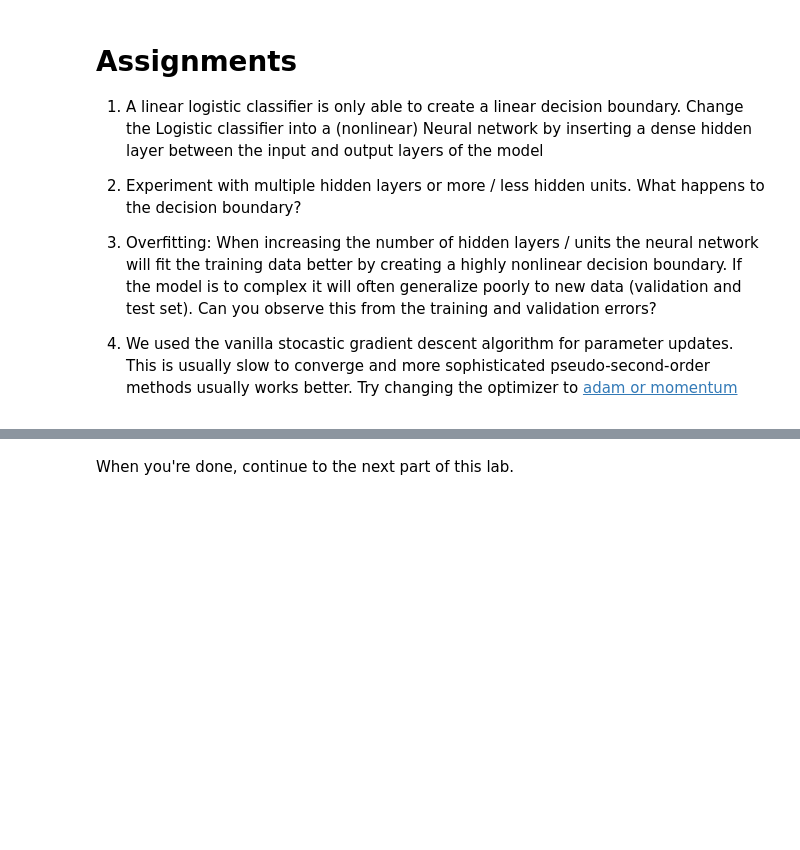
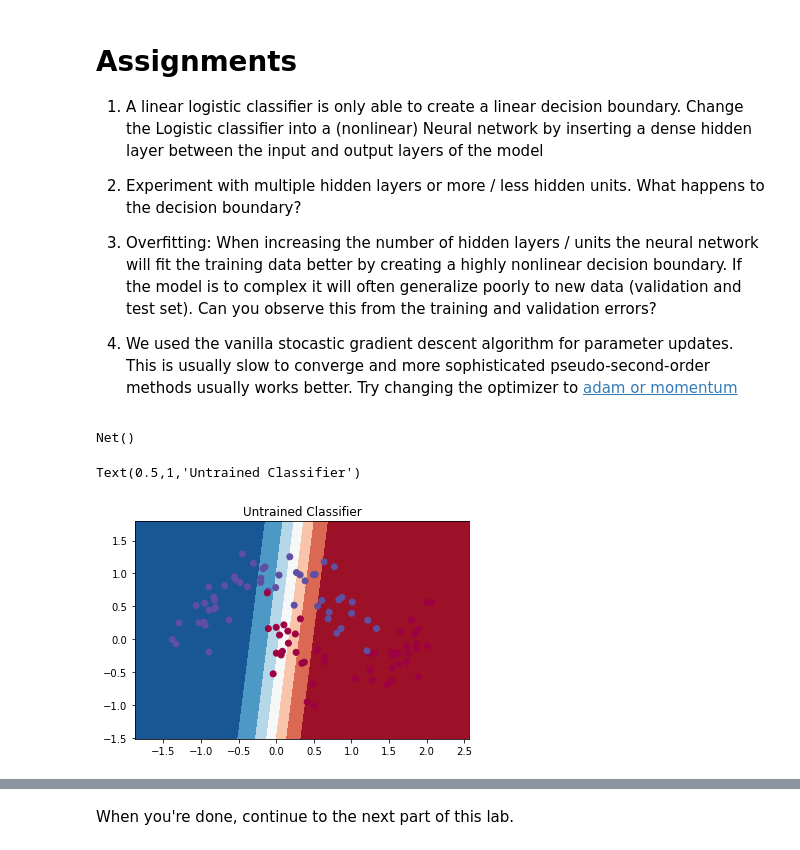
Before and after one commit to ardulat/machine-learning, a Jupyter notebook: Pytorch_1.ipynb, the cells around one changed output, grey strips where cells are left out. Cells and saved outputs as stored; diff of their text form; code cells hidden in the pictures; blank space fills up the shorter version.

```diff
--- a/Pytorch_1.ipynb
+++ b/Pytorch_1.ipynb
@@ -1052,0 +1163,5 @@ plt.show()
+# %%
+net = Net()
+print(net)
+# %% [output]
+Net()
@@ -1052,0 +1177,13 @@ plt.show()
+# %%
+# plot boundary on testset before training session
+
+# lambda arguments: expression
+y = lambda x: pred(x)
+
+# plot_decision_boundary(pred_func, X, y):
+
+plot_decision_boundary(y, X_te, y_te)
+plt.title("Untrained Classifier")
+# %% [output]
+Text(0.5,1,'Untrained Classifier')
+[figure, added]
```
Also changed, not shown: parts of 49 cells of this notebook, 1 other file.
